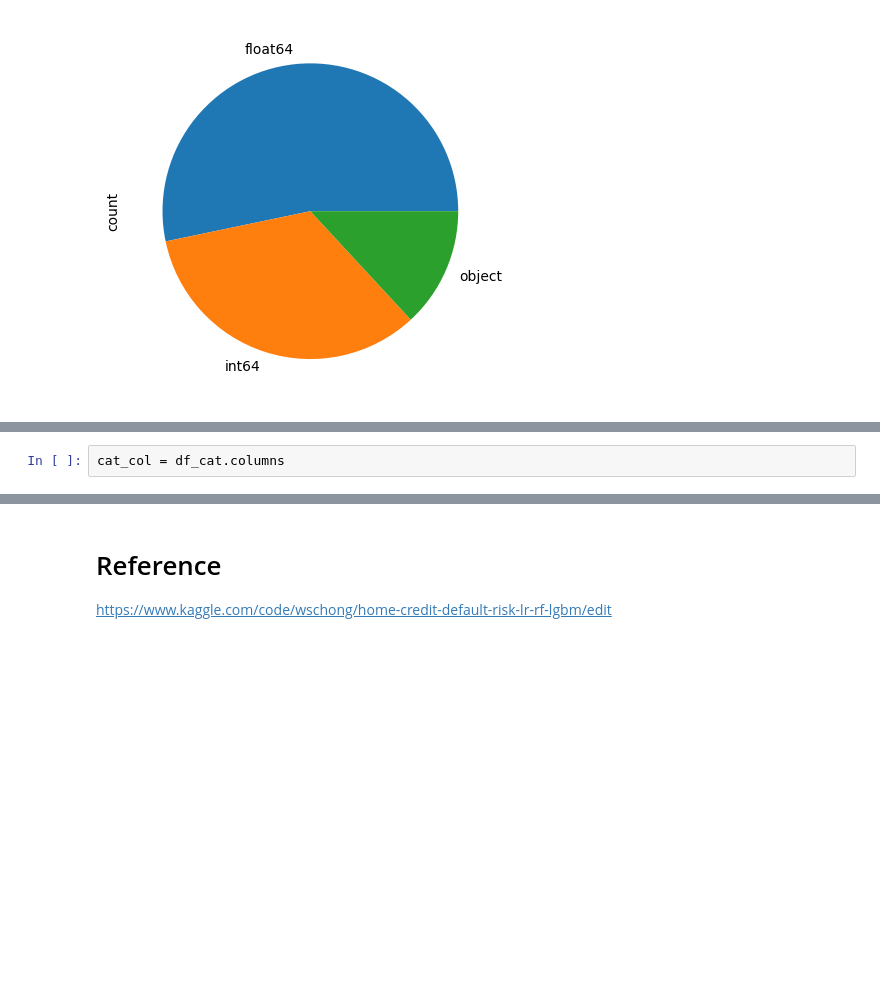
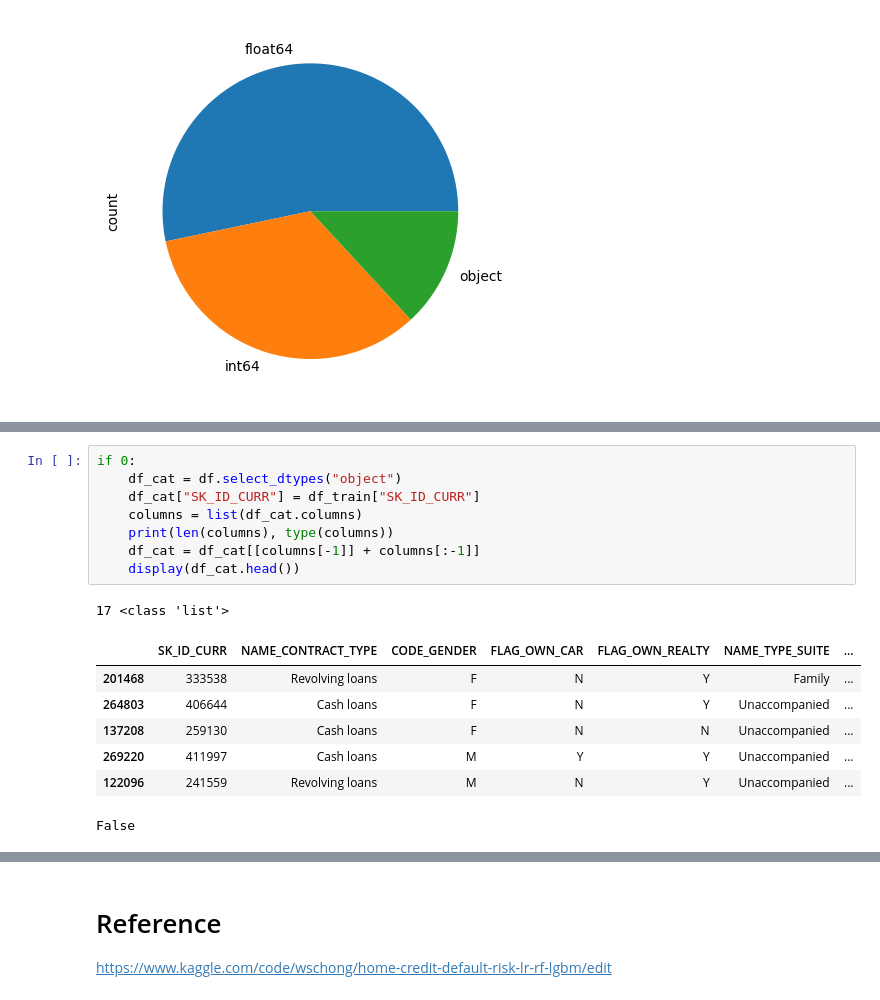
Before and after one commit to VincentChong123/kaggle-home-credit-default-risk, a Jupyter notebook: 2018/predict.ipynb, the cells around one changed output, grey strips where cells are left out. Cells and saved outputs as stored; diff of their text form; blank space fills up the shorter version.

```diff
--- a/2018/predict.ipynb
+++ b/2018/predict.ipynb
@@ -97,3 +107,18 @@ display(df_cat.head())
-# %%
-cat_col = df_cat.columns
+# %%
+if 0:
+    df_cat = df.select_dtypes("object")
+    df_cat["SK_ID_CURR"] = df_train["SK_ID_CURR"]
+    columns = list(df_cat.columns)
+    print(len(columns), type(columns))
+    df_cat = df_cat[[columns[-1]] + columns[:-1]]
+    display(df_cat.head())
+# %% [output]
+17 <class 'list'>
+|  | SK_ID_CURR | NAME_CONTRACT_TYPE | CODE_GENDER | FLAG_OWN_CAR | FLAG_OWN_REALTY | NAME_TYPE_SUITE | ... |
+| 201468 | 333538 | Revolving loans | F | N | Y | Family | ... |
+| 264803 | 406644 | Cash loans | F | N | Y | Unaccompanied | ... |
+| 137208 | 259130 | Cash loans | F | N | N | Unaccompanied | ... |
+| 269220 | 411997 | Cash loans | M | Y | Y | Unaccompanied | ... |
+| 122096 | 241559 | Revolving loans | M | N | Y | Unaccompanied | ... |
+False
 # %%
```
Also changed, not shown: parts of 12 cells of this notebook, 1 other file.
